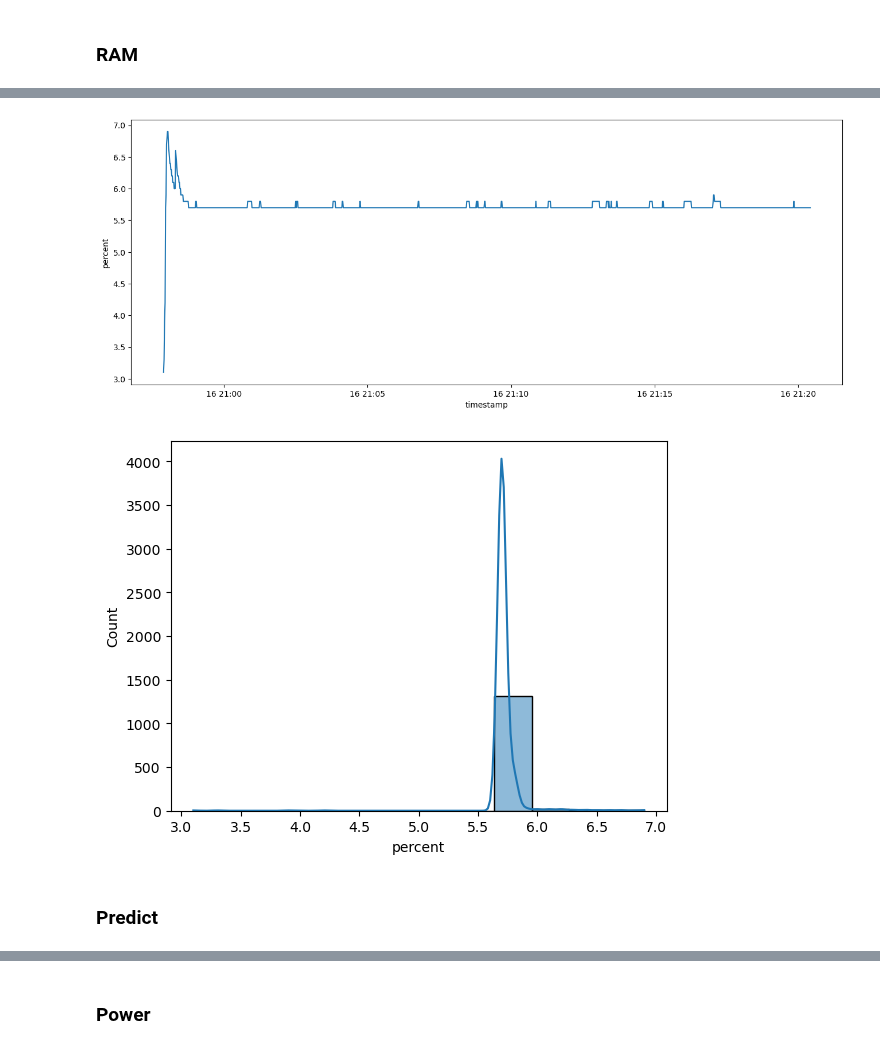
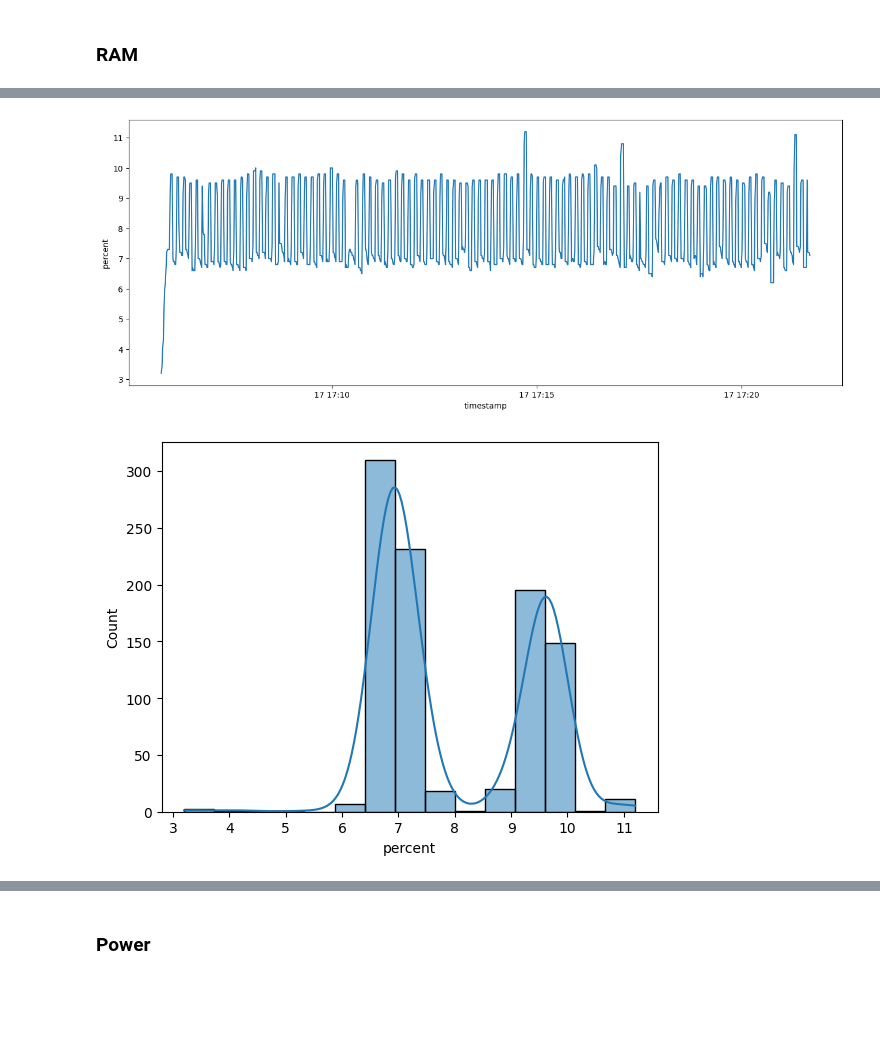
Before and after one commit to ppgzt/cv-system, a Jupyter notebook: data-analysis/analysis.ipynb, the cells around one changed output, grey strips where cells are left out. Drawn from its saved outputs; the diff is of its cells as text; code cells hidden in the pictures; blank space fills up the shorter version.

```diff
--- a/data-analysis/analysis.ipynb
+++ b/data-analysis/analysis.ipynb
@@ -14,0 +503,33 @@ single_folder_path = '../infra/reports/single_2026-04-16T20:57:54.289715'
+# %%
+from pandas import json_normalize
+import json
+
+with open(f'{x21_folder_path}/metrics.json') as f:
+    x21_data = json.load(f)
+
+load_model_duration = datetime.fromisoformat(x21_data['load_model_final']) - datetime.fromisoformat(x21_data['load_model_start'])
+
+rows = []
+for animal, v1 in x21_data['animals'].items():
+    row = {
+        'pid': x21_data['pid'],
+        'load_model_start': datetime.fromisoformat(x21_data['load_model_start']),
+        'load_model_final': datetime.fromisoformat(x21_data['load_model_final']),
+        'load_model_dur': load_model_duration,
+        'animal':animal,
+        'first_image_capture_time':datetime.fromisoformat(v1['first_image_capture_time']),
+        'last_image_capture_time' :datetime.fromisoformat(v1['last_image_capture_time']),
+        'display_time' :datetime.fromisoformat(v1['weight_prediction_final']),
+        'total_of_images':v1['total_of_images'],
+        'suitable_images':v1['suitable_images'],
+    }
+
+
+    for img, v2 in v1['imgs'].items():
+        for k, v3 in v2.items():
+            row[k] = datetime.fromisoformat(v3)
+
+        rows.append(row)
+
+dx21_metrics_v0 = pd.DataFrame.from_dict(rows)
+dx21_metrics_v0.head()
@@ -42,8 +633,8 @@ plt.show()
 # %% [markdown]
 ### RAM
 # %%
-ds_sram = pd.read_csv(f'{single_folder_path}/mem.csv')
-ds_sram['timestamp'] = ds_sram['timestamp'].apply(lambda x: datetime.fromisoformat(x))
-ds_sram.head()
+dx21_ram = pd.read_csv(f'{x21_folder_path}/mem.csv')
+dx21_ram['timestamp'] = dx21_ram['timestamp'].apply(lambda x: datetime.fromisoformat(x))
+dx21_ram.head()
 # %% [output]
 |  | timestamp | total | available | used | percent | free | active | inactive | buffers | cached |
@@ -55,13 +646,11 @@ ds_sram.head()
 # %%
 plt.figure(figsize=(16, 6))
-sns.lineplot(data=ds_sram.sort_values(by='timestamp'), x="timestamp", y="percent")
+sns.lineplot(data=dx21_ram.sort_values(by='timestamp'), x="timestamp", y="percent")
 plt.show()
 # %% [output]
-[figure, old version]
+[figure, new version]
 # %%
-sns.histplot(data=ds_sram, x="percent", kde=True)
+sns.histplot(data=dx21_ram, x="percent", kde=True)
 plt.show()
 # %% [output]
-[figure, old version]
+[figure, new version]
-# %% [markdown]
-### Predict
```
Also changed, not shown: parts of 203 cells of this notebook, 8 other files.
